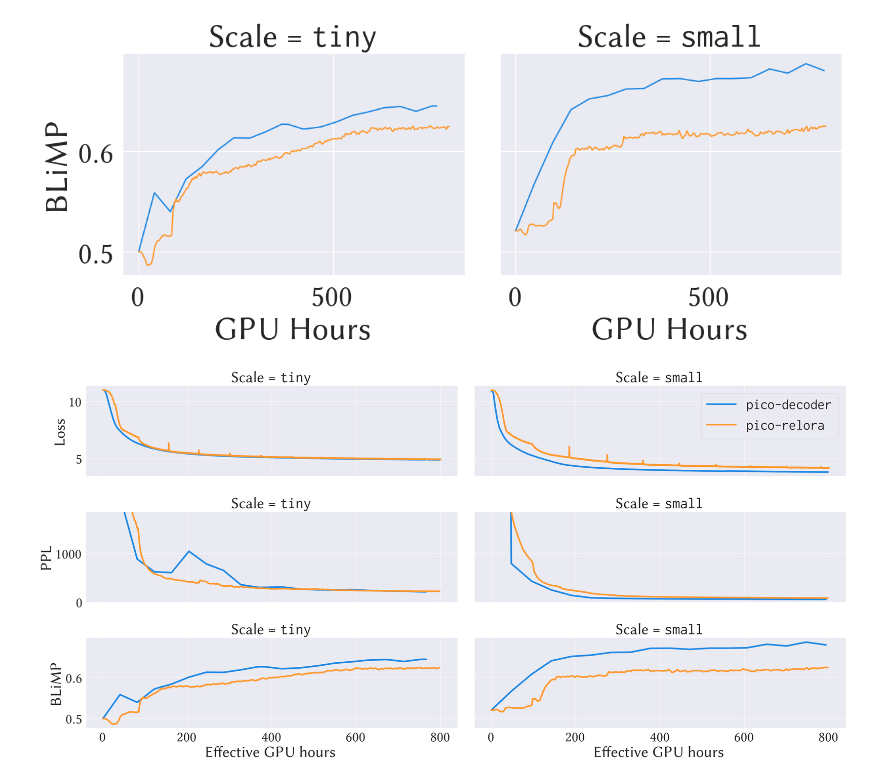
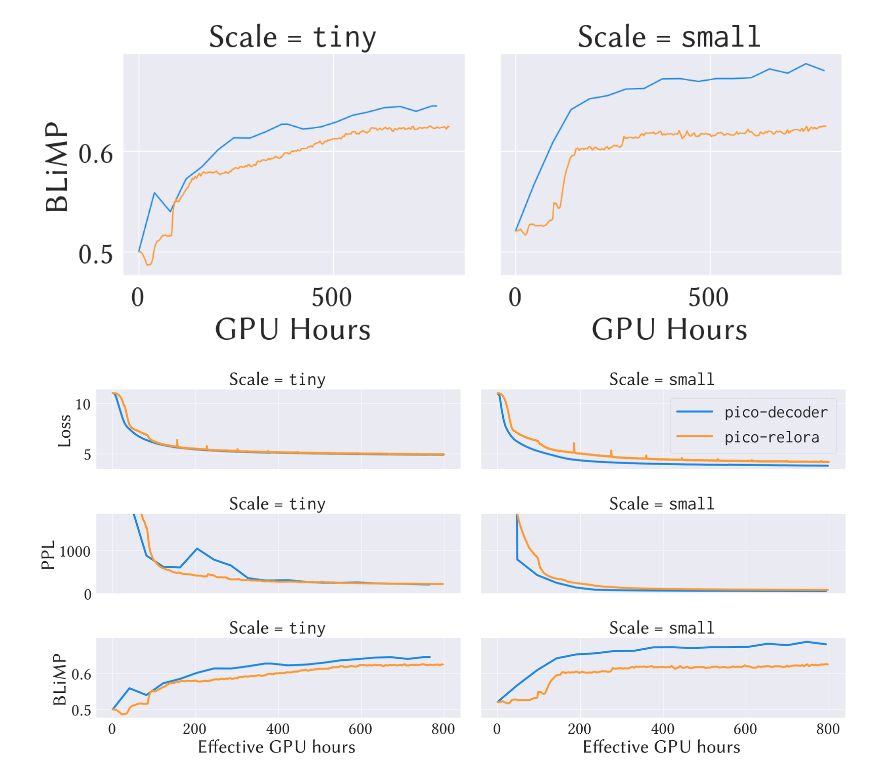
Before and after one commit to Yu-val-weiss/relora-pico, a Jupyter notebook: notebooks/training-plots-time.ipynb, the cells around one changed output. Saved outputs shown, nothing was run; the diff lists cells and outputs as text; code cells hidden in the pictures.

```diff
--- a/notebooks/training-plots-time.ipynb
+++ b/notebooks/training-plots-time.ipynb
@@ -184,7 +184,7 @@ g = sns.FacetGrid(
     data=combined_data.drop_duplicates(),
     col="Scale",
     row="Metric",
-    height=6,
+    height=5,
     aspect=3,
     sharey="row",
     sharex=True,
@@ -194,31 +194,31 @@ g = sns.FacetGrid(
 g.map_dataframe(sns.lineplot, x="gpu_time", y="Value", hue="Model", palette=palette, linewidth=5)
 
 
 for i, ax_row in enumerate(g.axes):
     for ax in ax_row:
         if i == 0:  # First row (Loss)
             ax.set_ylabel("Loss")
         elif i == 1:  # Second row (PPL)
             ax.set_ylabel("PPL")
         else:
             ax.set_ylabel("BLiMP")
 
         if "tiny" in ax.get_title().lower():
             ax.set_title(r"Scale = \texttt{tiny}")
         elif "small" in ax.get_title().lower():
             ax.set_title(r"Scale = \texttt{small}")
 
 for axid, ax in enumerate(g.axes.flat):
     # ax.set_xticks(range(0, 20_001, 2_000), labels=None if axid <= 3 else range(0, 21, 2))
     if axid in (2, 3):
         ax.set_ylim(0, 1850)
     elif axid == 1:
         ax.legend(bbox_to_anchor=(1, 1), loc="upper right")
 
 
 g.set_axis_labels("Effective GPU hours")
 
 plt.savefig("../graphs/training-gpu-hrs.pdf", bbox_inches="tight")
 plt.show()
 # %% [output]
-[figure, old version]
+[figure, new version]
```
Also changed, not shown: 14 other files.
